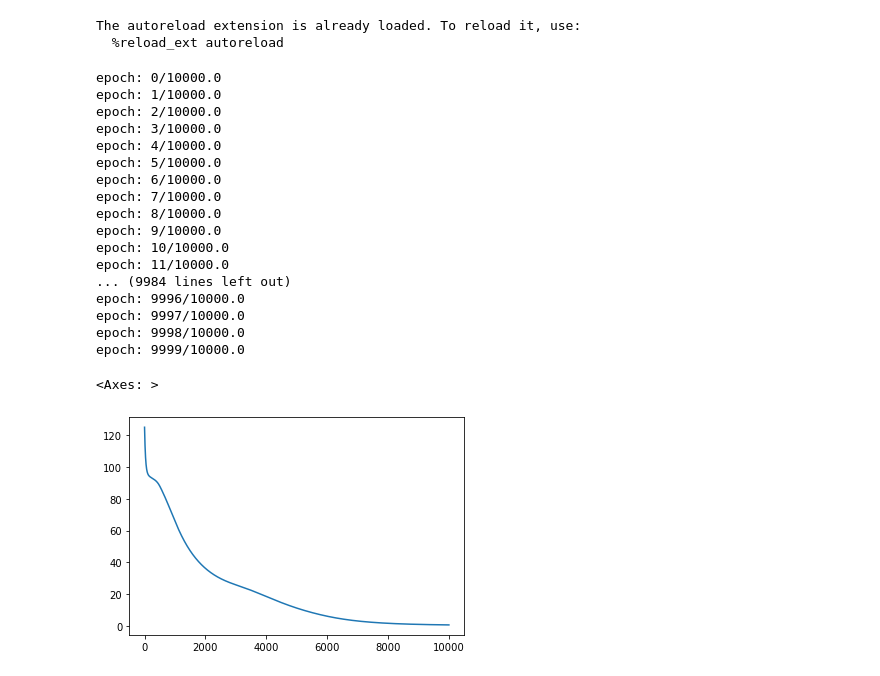
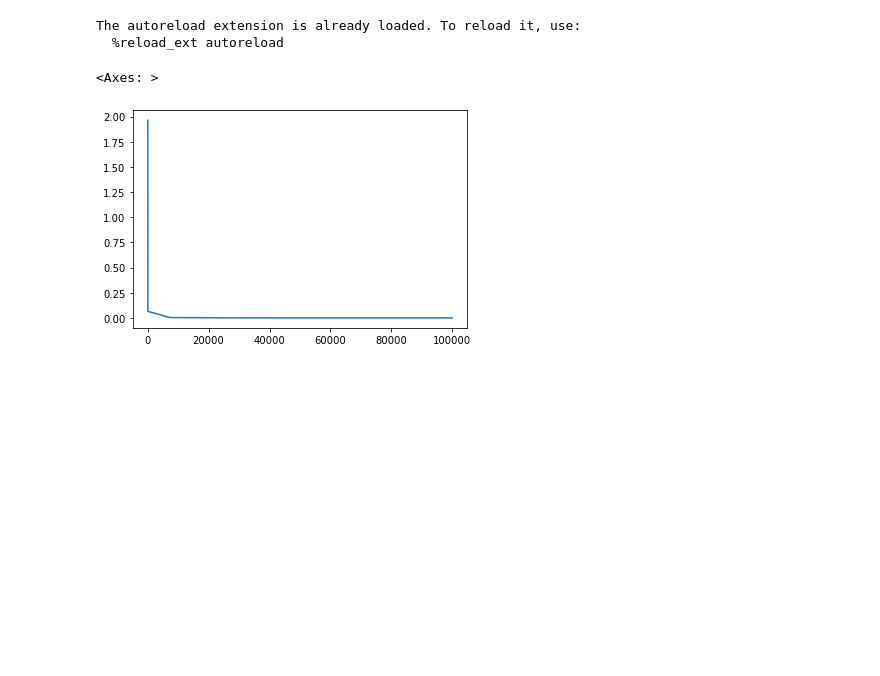
Before and after one commit to krezelj/wut-computational-intelligence, a Jupyter notebook: NeuralNetworks/nn2_notebook.ipynb, the cells around one changed output. Saved outputs shown, nothing was run; the diff lists cells and outputs as text; code cells hidden in the pictures; blank space fills up the shorter version.

```diff
--- a/NeuralNetworks/nn2_notebook.ipynb
+++ b/NeuralNetworks/nn2_notebook.ipynb
@@ -19,28 +23,13 @@ y_train = df_training['y'].values.reshape(1, 100) / 10
 # %%
 model = MLP(layers=[
-    Layer(1, 6, activation="sigmoid"),
-    Layer(6, 1, activation="linear")
+    Layer(1, 5, activation="sigmoid"),
+    Layer(5, 5, activation="sigmoid"),
+    Layer(5, 1, activation="linear")
 ])
-loss = model.fit(x_train, y_train, learning_rate=0.001, epochs=1e4, verbose=1, batch_size=25)
-sns.lineplot(loss)
+loss = model.fit(x_train, y_train_normalised, learning_rate=0.01, epochs=1e5, verbose=1, batch_size=10)
-# %% [output]
-epoch: 0/10000.0
-epoch: 1/10000.0
-epoch: 2/10000.0
-epoch: 3/10000.0
-epoch: 4/10000.0
-epoch: 5/10000.0
-epoch: 6/10000.0
-epoch: 7/10000.0
-epoch: 8/10000.0
-epoch: 9/10000.0
-epoch: 10/10000.0
-epoch: 11/10000.0
-... (9984 lines left out)
-epoch: 9996/10000.0
-epoch: 9997/10000.0
-epoch: 9998/10000.0
-epoch: 9999/10000.0
-<Axes: >
-[figure, removed]
+# %%
+sns.lineplot(loss[0:])
+# %% [output]
+<Axes: >
+[figure, added]
 # %%
```
Also changed, not shown: parts of 7 cells of this notebook.
